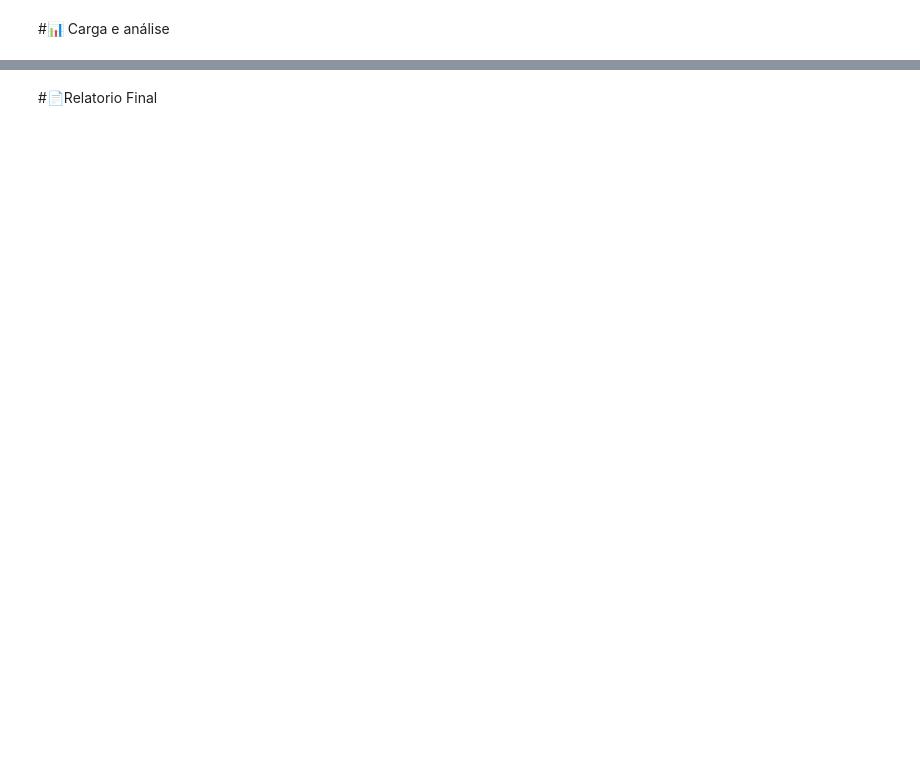
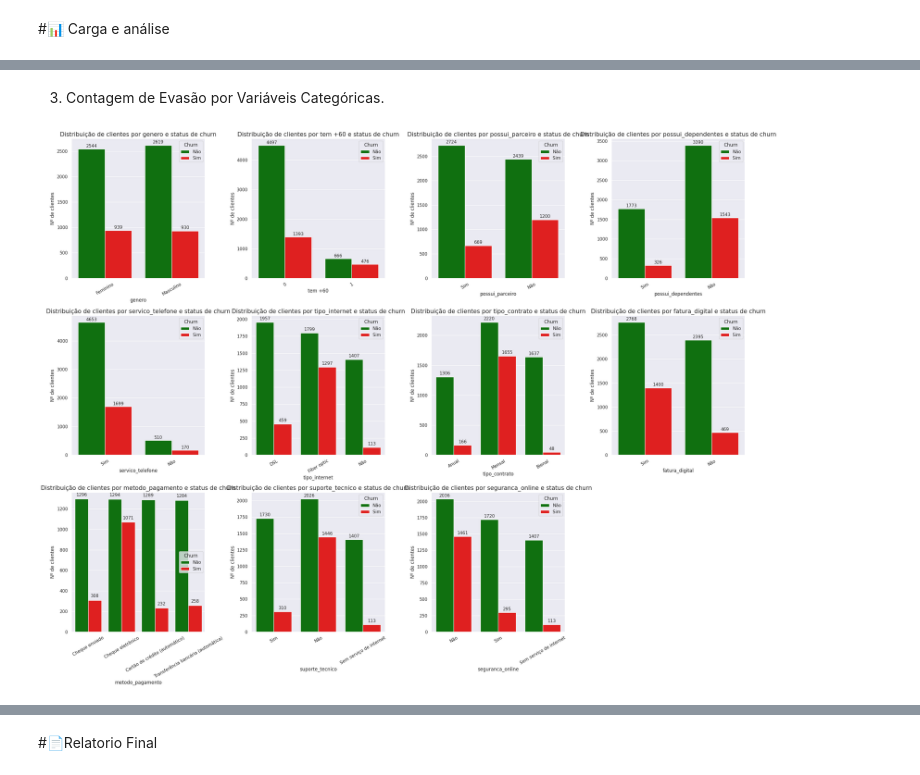
Before and after one commit to GelsonRibeiroJr/telecom-x-churn-analysis, a Jupyter notebook: TelecomX_BR.ipynb, the cells around one changed output, grey strips where cells are left out. Cells and saved outputs as stored; diff of their text form; code cells hidden in the pictures; blank space fills up the shorter version.

```diff
--- a/TelecomX_BR.ipynb
+++ b/TelecomX_BR.ipynb
@@ -329,0 +404,60 @@ dtype: int64
+# %% [markdown]
+3. Contagem de Evasão por Variáveis Categóricas.
+# %%
+import matplotlib.pyplot as plt
+import seaborn as sns
+
+# Subconjunto apenas com churn válido (evita distorções)
+df_churn = df[df['Churn'].str.strip() != '']
+
+# Variáveis categóricas (incluindo serviços adicionais relevantes)
+variaveis_categoricas = [
+    'genero',
+    'tem +60',
+    'possui_parceiro',
+    'possui_dependentes',
+    'servico_telefone',
+    'tipo_internet',
+    'tipo_contrato',
+    'fatura_digital',
+    'metodo_pagamento',
+    'suporte_tecnico',
+    'seguranca_online'
+]
+
+lista_variaveis_categoricas = list(enumerate(variaveis_categoricas))
+
+sns.set(rc={'figure.figsize': (25, 20)})
+
+for i in lista_variaveis_categoricas:
+    plt.subplot(3, 4, i[0] + 1)
+
+    ax = sns.countplot(
+        data=df_churn,
+        x=i[1],
+        hue='Churn',
+        palette={'Não': 'green', 'Sim': 'red'}
+    )
+
+    ax.set_title(f'Distribuição de clientes por {i[1]} e status de churn', fontsize=15)
+    ax.set_ylabel('Nº de clientes', fontsize=12)
+    ax.set_xlabel(i[1], fontsize=12)
+    ax.tick_params(axis='x', rotation=30)
+
+    # Rótulos de dados
+    for p in ax.patches:
+        height = p.get_height()
+        if height > 0:
+            ax.text(
+                p.get_x() + p.get_width() / 2.,
+                height + 20,
+                f'{int(height)}',
+                ha='center',
+                va='bottom',
+                fontsize=11
+            )
+
+plt.tight_layout()
+plt.show()
+# %% [output]
+[figure, added]
```
Also changed, not shown: parts of 59 cells of this notebook.
